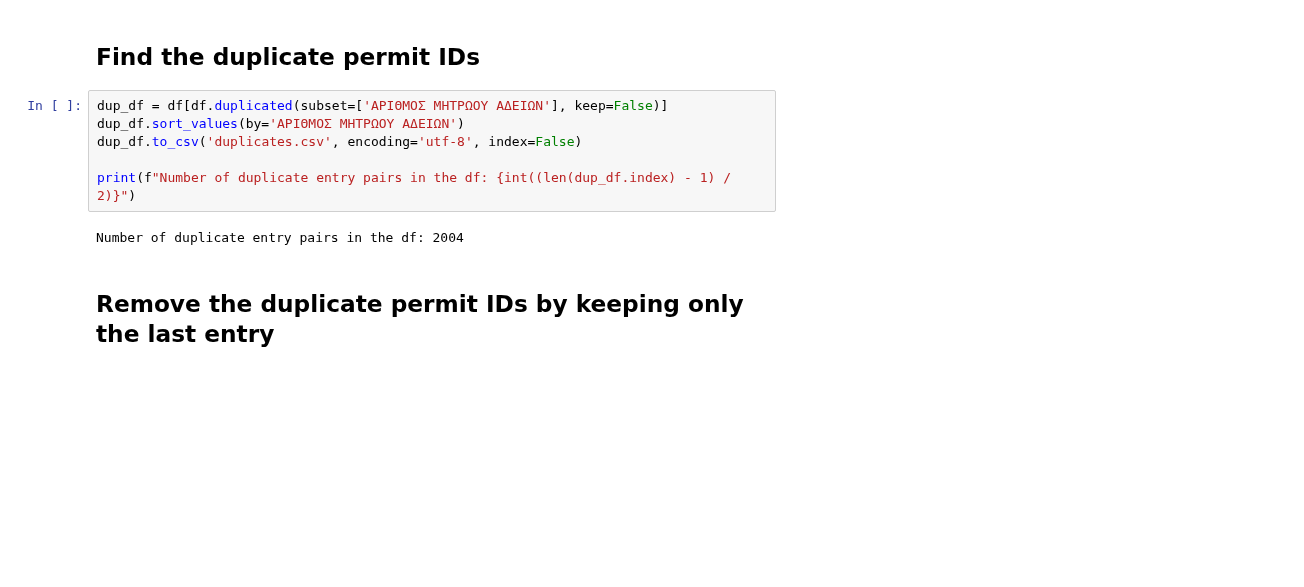
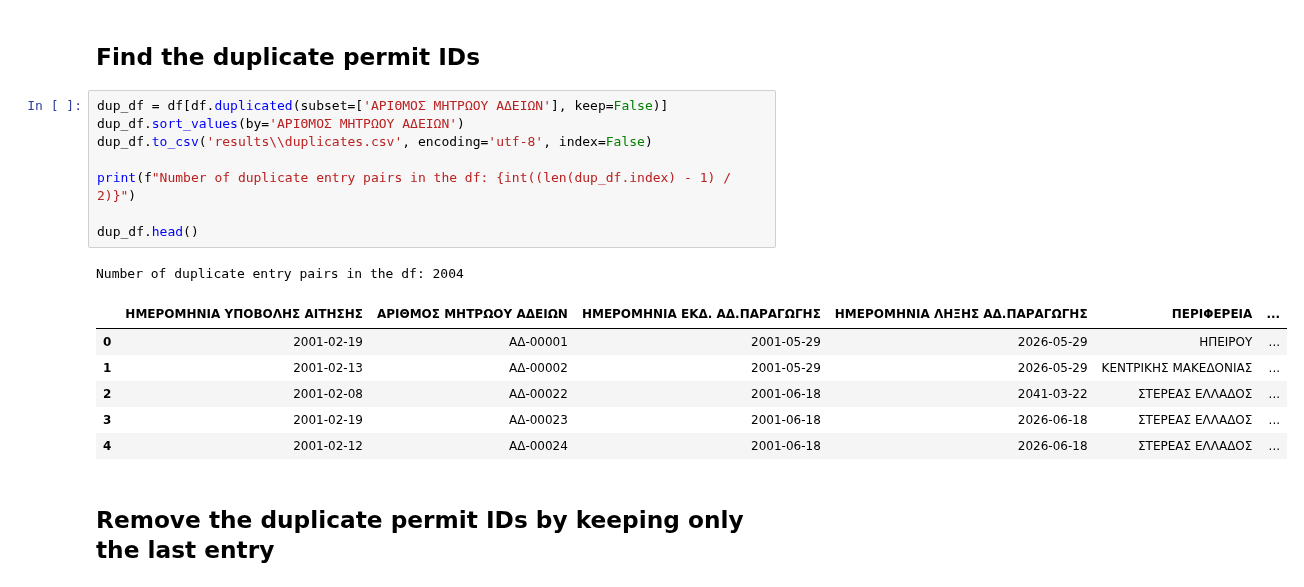
Before and after one commit to VasilisAndritsoudis/rae-forecasting, a Jupyter notebook: data_processing.ipynb, the cells around one changed output. Cells and saved outputs as stored; diff of their text form; blank space fills up the shorter version.

```diff
--- a/data_processing.ipynb
+++ b/data_processing.ipynb
@@ -51,11 +76,19 @@ df['ΔΙΑΡΚΕΙΑ ΑΔΕΙΑΣ ΣΕ ΕΒΔΟΜΑΔΕΣ'] = ((df['ΗΜΕΡΟΜ
 # %%
 dup_df = df[df.duplicated(subset=['AΡΙΘΜΟΣ ΜΗΤΡΩΟΥ ΑΔΕΙΩΝ'], keep=False)]
 dup_df.sort_values(by='AΡΙΘΜΟΣ ΜΗΤΡΩΟΥ ΑΔΕΙΩΝ')
-dup_df.to_csv('duplicates.csv', encoding='utf-8', index=False)
+dup_df.to_csv('results\\duplicates.csv', encoding='utf-8', index=False)
 
 print(f"Number of duplicate entry pairs in the df: {int((len(dup_df.index) - 1) / 2)}")
+
+dup_df.head()
 # %% [output]
 Number of duplicate entry pairs in the df: 2004
+|  | ΗΜΕΡΟΜΗΝΙΑ ΥΠΟΒΟΛΗΣ ΑΙΤΗΣΗΣ | AΡΙΘΜΟΣ ΜΗΤΡΩΟΥ ΑΔΕΙΩΝ | ΗΜΕΡΟΜΗΝΙΑ ΕΚΔ. ΑΔ.ΠΑΡΑΓΩΓΗΣ | ΗΜΕΡΟΜΗΝΙΑ ΛΗΞΗΣ ΑΔ.ΠΑΡΑΓΩΓΗΣ | ΠΕΡΙΦΕΡΕΙΑ | ... |
+| 0 | 2001-02-19 | ΑΔ-00001 | 2001-05-29 | 2026-05-29 | ΗΠΕΙΡΟΥ | ... |
+| 1 | 2001-02-13 | ΑΔ-00002 | 2001-05-29 | 2026-05-29 | ΚΕΝΤΡΙΚΗΣ ΜΑΚΕΔΟΝΙΑΣ | ... |
+| 2 | 2001-02-08 | ΑΔ-00022 | 2001-06-18 | 2041-03-22 | ΣΤΕΡΕΑΣ ΕΛΛΑΔΟΣ | ... |
+| 3 | 2001-02-19 | ΑΔ-00023 | 2001-06-18 | 2026-06-18 | ΣΤΕΡΕΑΣ ΕΛΛΑΔΟΣ | ... |
+| 4 | 2001-02-12 | ΑΔ-00024 | 2001-06-18 | 2026-06-18 | ΣΤΕΡΕΑΣ ΕΛΛΑΔΟΣ | ... |
 # %% [markdown]
 ## Remove the duplicate permit IDs by keeping only the last entry
 # %%
```
Also changed, not shown: parts of 11 cells of this notebook, 30 other files.
